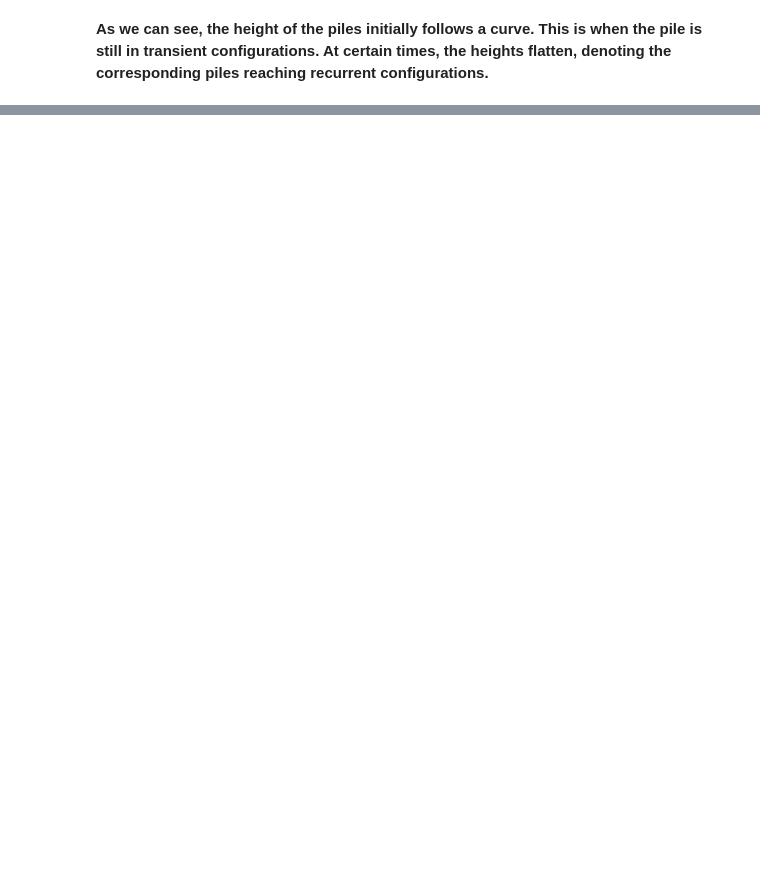
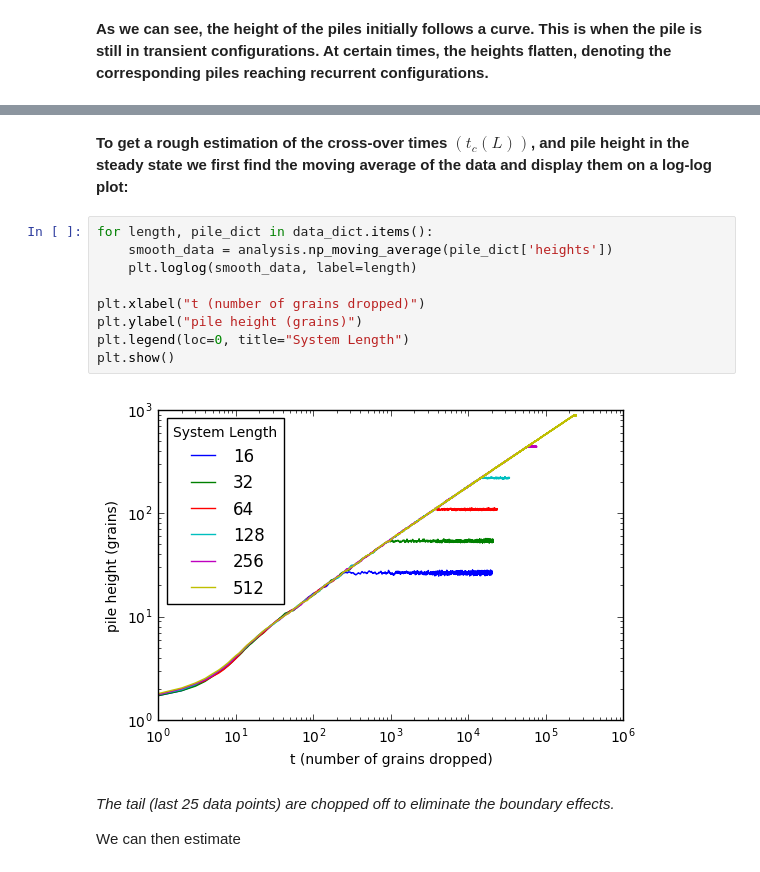
Before and after one commit to zackeymon/Oslo-Model, a Jupyter notebook: Oslo Model.ipynb, the cells around one changed output, grey strips where cells are left out. Drawn from its saved outputs; the diff is of its cells as text; blank space fills up the shorter version.

Commit message:
Implemented moving average functions. Ordered the save data.

```diff
--- a/Oslo Model.ipynb
+++ b/Oslo Model.ipynb
@@ -186,0 +179,17 @@ plt.show()
+# %% [markdown]
+**To get a rough estimation of the cross-over times $(t_c(L))$, and pile height in the steady state we first find the moving average of the data and display them on a log-log plot:**
+# %%
+for length, pile_dict in data_dict.items():
+    smooth_data = analysis.np_moving_average(pile_dict['heights'])
+    plt.loglog(smooth_data, label=length)
+
+plt.xlabel("t (number of grains dropped)")
+plt.ylabel("pile height (grains)")
+plt.legend(loc=0, title="System Length")
+plt.show()
+# %% [output]
+[figure, added]
+# %% [markdown]
+*The tail (last 25 data points) are chopped off to eliminate the boundary effects.*
+
+We can then estimate
```
Also changed, not shown: parts of 9 cells of this notebook, 4 other files.
